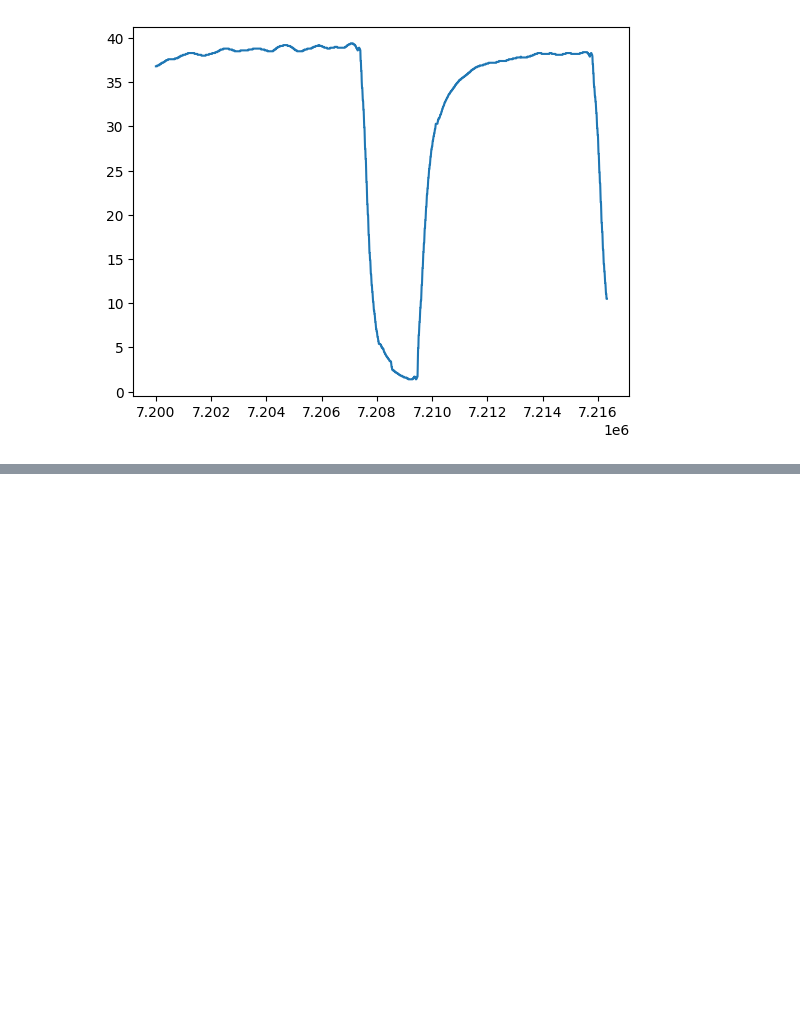
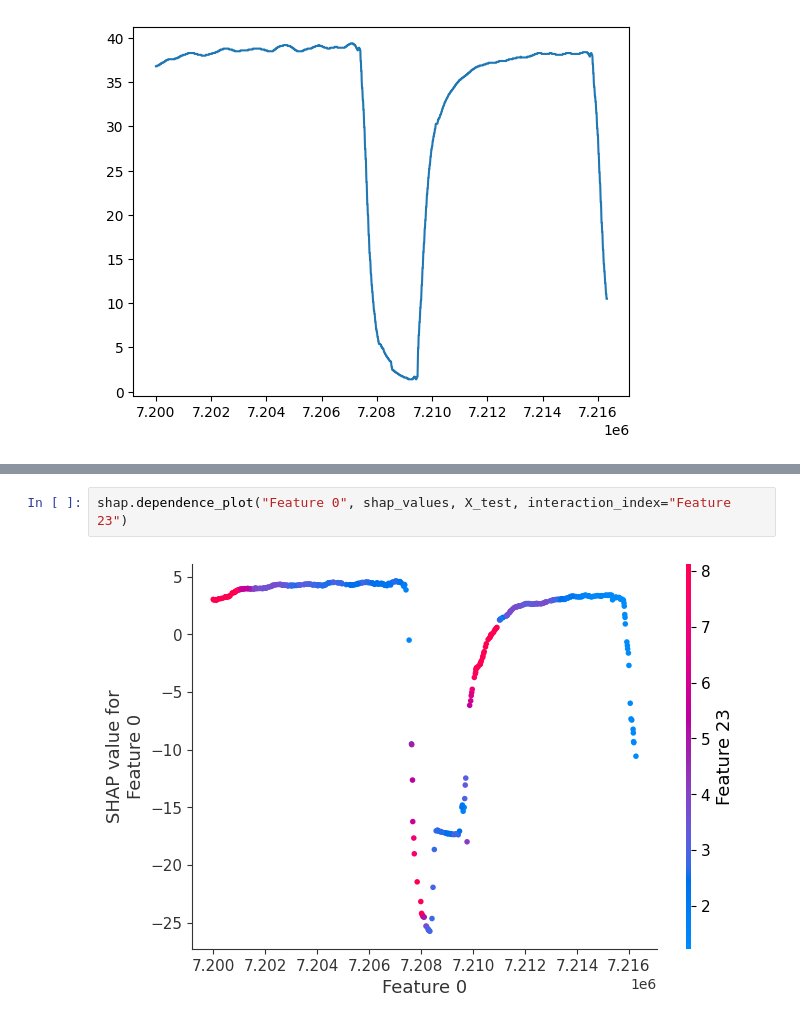
Before and after one commit to joaoavanzini/uni-queensland-vital-signs-dataset, a Jupyter notebook: shap.ipynb, the cells around one changed output, grey strips where cells are left out. Saved outputs shown, nothing was run; the diff lists cells and outputs as text; blank space fills up the shorter version.

Commit message:
Dependence plot - SHAP - MAC & etN2O

```diff
--- a/shap.ipynb
+++ b/shap.ipynb
@@ -162,0 +163,4 @@ plt.plot(df['RelativeTimeMilliseconds'], df['CO2'])
+# %%
+shap.dependence_plot("Feature 0", shap_values, X_test, interaction_index="Feature 23")
+# %% [output]
+[figure, added]
```
Also changed, not shown: parts of 2 cells of this notebook.
